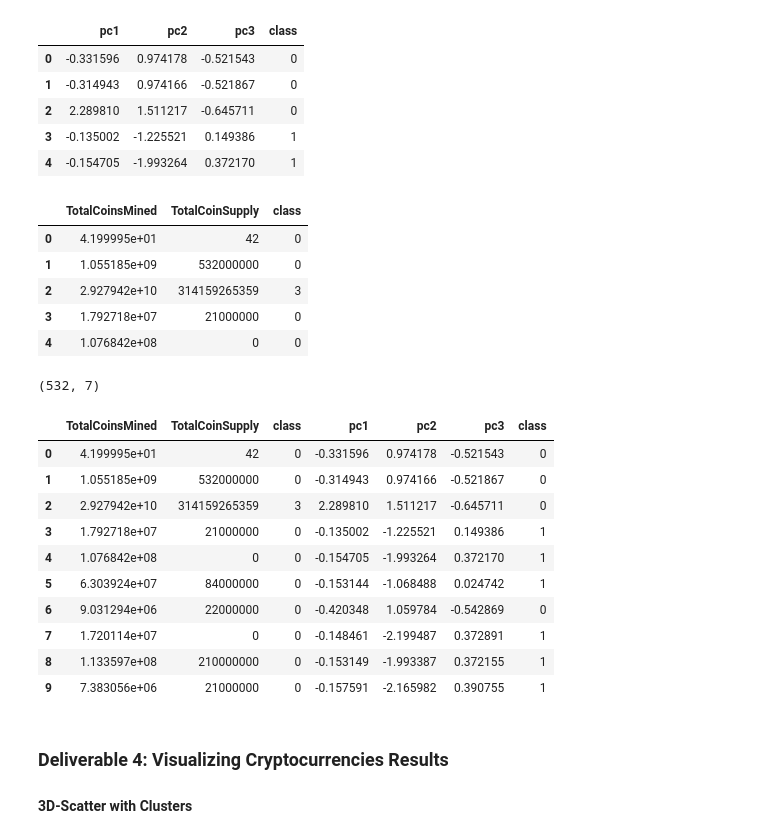
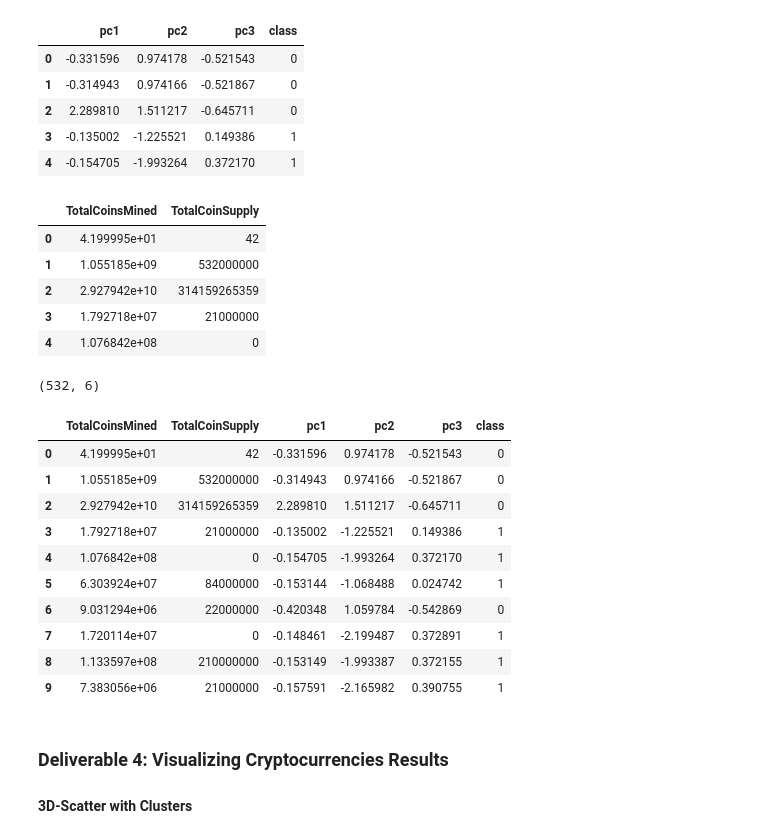
Before and after one commit to adri188/Cryptocurrencies, a Jupyter notebook: crypto_clustering_challenge.ipynb, the cells around one changed output. Drawn from its saved outputs; the diff is of its cells as text; code cells hidden in the pictures.

```diff
--- a/crypto_clustering_challenge.ipynb
+++ b/crypto_clustering_challenge.ipynb
@@ -282,15 +282,15 @@ df.head()
 | 4 | -0.154705 | -1.993264 | 0.372170 | 1 |
 # %%
 four_clusters = get_clusters(4,df_encoded2)
-df2=four_clusters[["TotalCoinsMined",'TotalCoinSupply','class']]
+df2=four_clusters[["TotalCoinsMined",'TotalCoinSupply']]
 df2.head(5)
 # %% [output]
-|  | TotalCoinsMined | TotalCoinSupply | class |
-| 0 | 4.199995e+01 | 42 | 0 |
-| 1 | 1.055185e+09 | 532000000 | 0 |
-| 2 | 2.927942e+10 | 314159265359 | 3 |
-| 3 | 1.792718e+07 | 21000000 | 0 |
-| 4 | 1.076842e+08 | 0 | 0 |
+|  | TotalCoinsMined | TotalCoinSupply |
+| 0 | 4.199995e+01 | 42 |
+| 1 | 1.055185e+09 | 532000000 |
+| 2 | 2.927942e+10 | 314159265359 |
+| 3 | 1.792718e+07 | 21000000 |
+| 4 | 1.076842e+08 | 0 |
 # %%
 # Concatentate the crypto_df and pcs_df DataFrames on the same columns.
 clustered_df=pd.concat([df2, df], axis=1)
@@ -302,18 +302,18 @@ clustered_df=pd.concat([df2, df], axis=1)
 print(clustered_df.shape)
 clustered_df.head(10)
 # %% [output]
-(532, 7)
+(532, 6)
-|  | TotalCoinsMined | TotalCoinSupply | class | pc1 | pc2 | pc3 | class |
-| 0 | 4.199995e+01 | 42 | 0 | -0.331596 | 0.974178 | -0.521543 | 0 |
-| 1 | 1.055185e+09 | 532000000 | 0 | -0.314943 | 0.974166 | -0.521867 | 0 |
-| 2 | 2.927942e+10 | 314159265359 | 3 | 2.289810 | 1.511217 | -0.645711 | 0 |
-| 3 | 1.792718e+07 | 21000000 | 0 | -0.135002 | -1.225521 | 0.149386 | 1 |
-| 4 | 1.076842e+08 | 0 | 0 | -0.154705 | -1.993264 | 0.372170 | 1 |
-| 5 | 6.303924e+07 | 84000000 | 0 | -0.153144 | -1.068488 | 0.024742 | 1 |
-| 6 | 9.031294e+06 | 22000000 | 0 | -0.420348 | 1.059784 | -0.542869 | 0 |
-| 7 | 1.720114e+07 | 0 | 0 | -0.148461 | -2.199487 | 0.372891 | 1 |
-| 8 | 1.133597e+08 | 210000000 | 0 | -0.153149 | -1.993387 | 0.372155 | 1 |
-| 9 | 7.383056e+06 | 21000000 | 0 | -0.157591 | -2.165982 | 0.390755 | 1 |
+|  | TotalCoinsMined | TotalCoinSupply | pc1 | pc2 | pc3 | class |
+| 0 | 4.199995e+01 | 42 | -0.331596 | 0.974178 | -0.521543 | 0 |
+| 1 | 1.055185e+09 | 532000000 | -0.314943 | 0.974166 | -0.521867 | 0 |
+| 2 | 2.927942e+10 | 314159265359 | 2.289810 | 1.511217 | -0.645711 | 0 |
+| 3 | 1.792718e+07 | 21000000 | -0.135002 | -1.225521 | 0.149386 | 1 |
+| 4 | 1.076842e+08 | 0 | -0.154705 | -1.993264 | 0.372170 | 1 |
+| 5 | 6.303924e+07 | 84000000 | -0.153144 | -1.068488 | 0.024742 | 1 |
+| 6 | 9.031294e+06 | 22000000 | -0.420348 | 1.059784 | -0.542869 | 0 |
+| 7 | 1.720114e+07 | 0 | -0.148461 | -2.199487 | 0.372891 | 1 |
+| 8 | 1.133597e+08 | 210000000 | -0.153149 | -1.993387 | 0.372155 | 1 |
+| 9 | 7.383056e+06 | 21000000 | -0.157591 | -2.165982 | 0.390755 | 1 |
 # %% [markdown]
 ### Deliverable 4: Visualizing Cryptocurrencies Results
 
```
Also changed, not shown: parts of 1 cell of this notebook.
